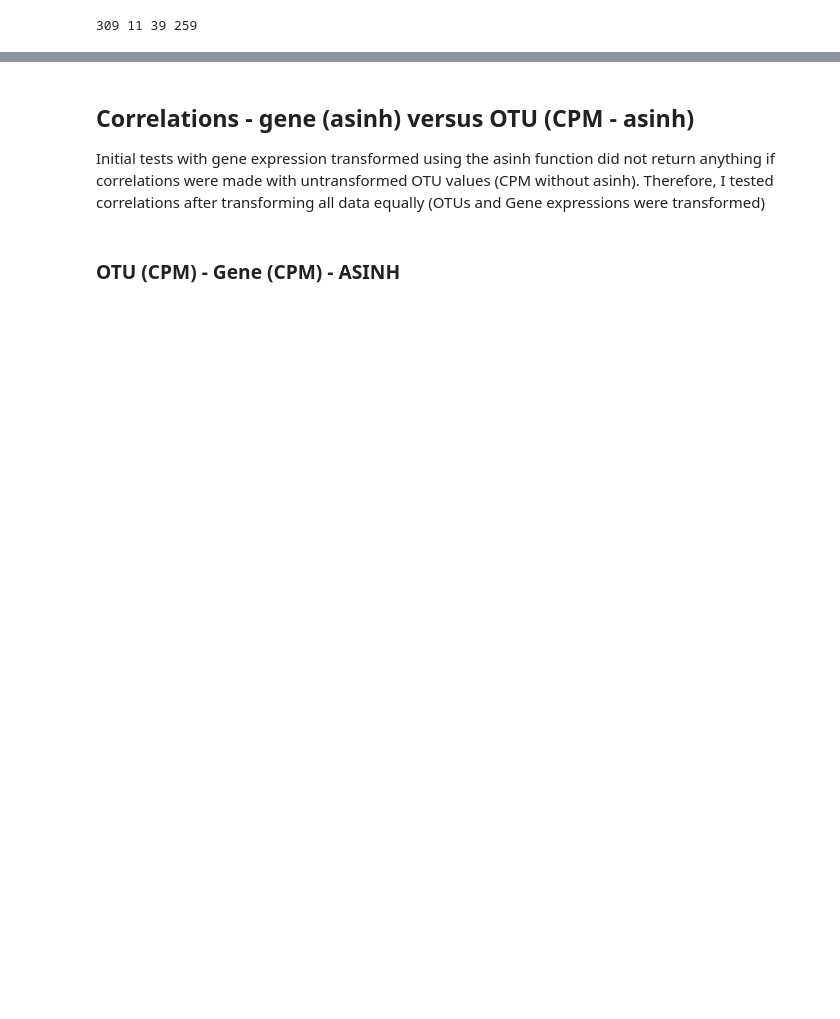
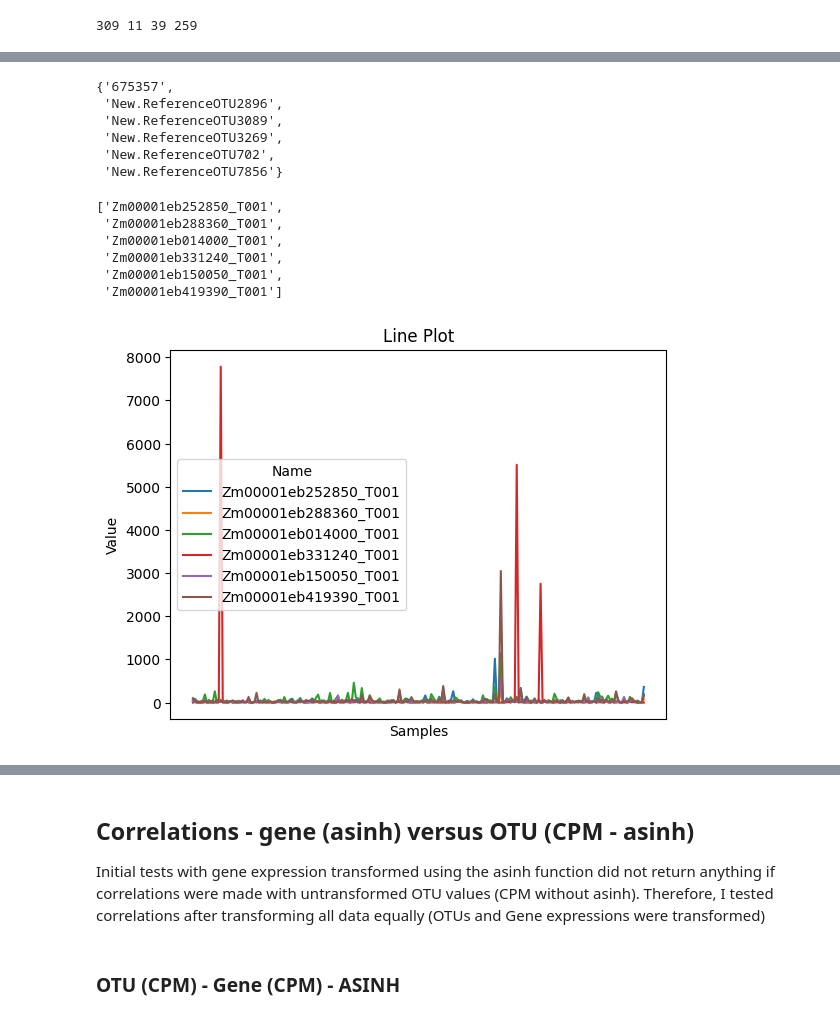
Before and after one commit to SantosRAC/maize_microbiome_transcriptomics, a Jupyter notebook: correlations_rnaseq_metataxonomics/correlations_rnaseq_otus.ipynb, the cells around one changed output, grey strips where cells are left out. Cells and saved outputs as stored; diff of their text form; code cells hidden in the pictures; blank space fills up the shorter version.

```diff
--- a/correlations_rnaseq_metataxonomics/correlations_rnaseq_otus.ipynb
+++ b/correlations_rnaseq_metataxonomics/correlations_rnaseq_otus.ipynb
@@ -689,0 +709,36 @@ unique_day
+# %%
+set([corpair[0] for corpair in intersection_day_night])
+# %% [output]
+{'675357',
+ 'New.ReferenceOTU2896',
+ 'New.ReferenceOTU3089',
+ 'New.ReferenceOTU3269',
+ 'New.ReferenceOTU702',
+ 'New.ReferenceOTU7856'}
+# %%
+list(set([corpair[1] for corpair in intersection_day_night]))
+# %% [output]
+['Zm00001eb252850_T001',
+ 'Zm00001eb288360_T001',
+ 'Zm00001eb014000_T001',
+ 'Zm00001eb331240_T001',
+ 'Zm00001eb150050_T001',
+ 'Zm00001eb419390_T001']
+# %%
+import pandas as pd
+
+import matplotlib.pyplot as plt
+
+# Plot the selected row
+kremling_expression_v5_night_tpm.loc[list(set([corpair[1] for corpair in intersection_day_night]))].T.plot(kind='line')
+
+# Set plot title and labels
+plt.title('Line Plot')
+plt.ylabel('Value')
+plt.xlabel('Samples')
+plt.xticks([])
+
+# Display the plot
+plt.show()
+# %% [output]
+[figure, added]
```
Also changed, not shown: parts of 42 cells of this notebook.
